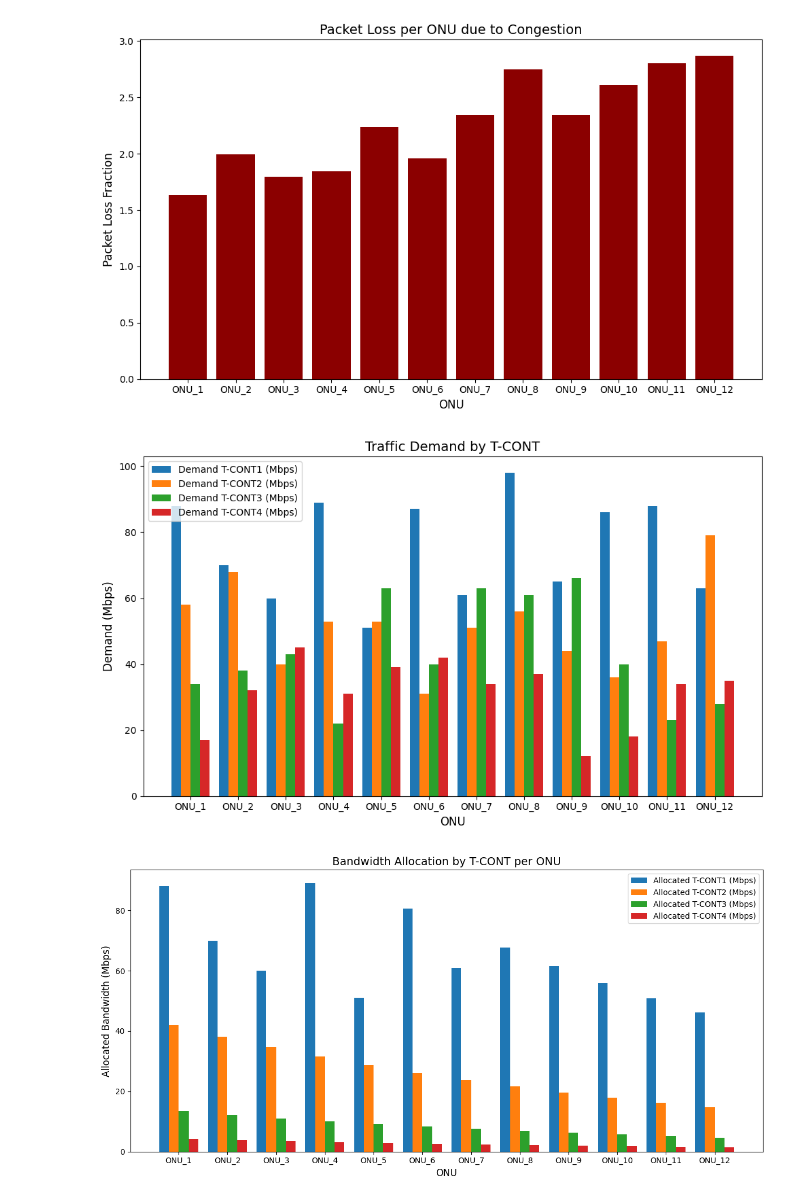
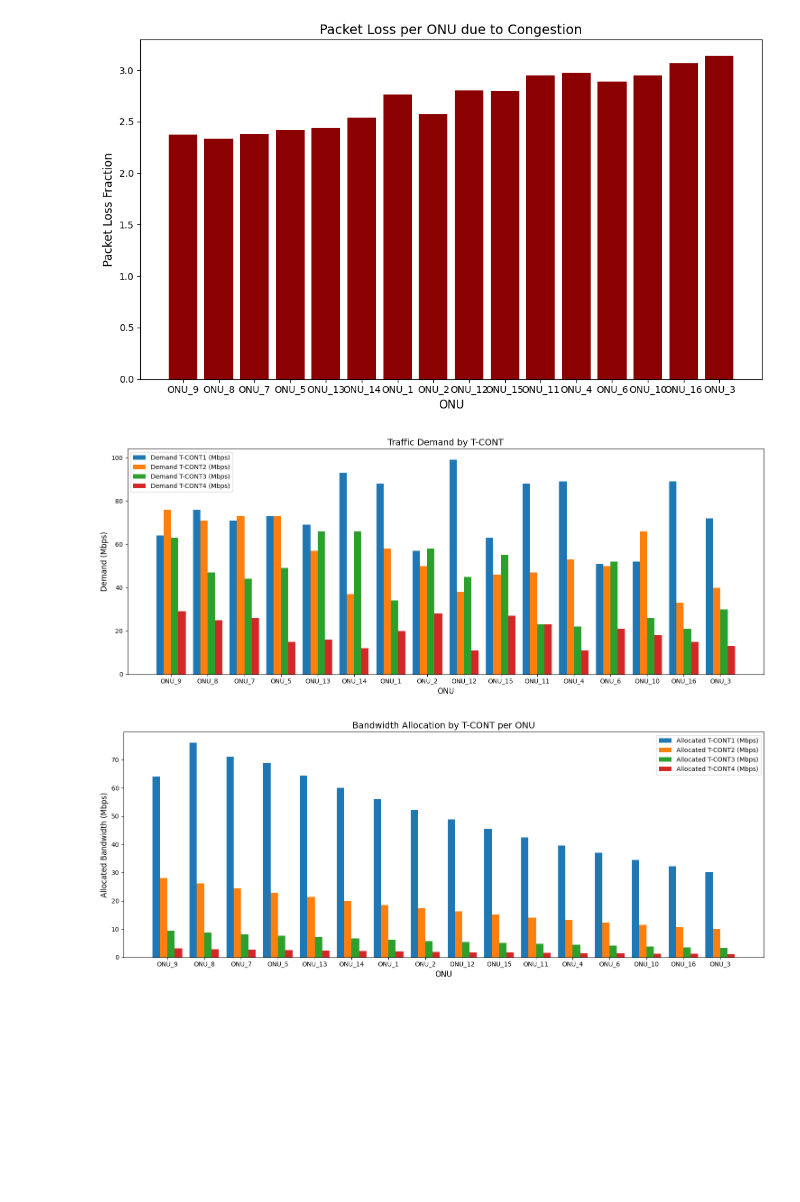
Before and after one commit to rodriRoddl/Proyecto, a Jupyter notebook: gpon_dba.ipynb, the cells around one changed output. Saved outputs shown, nothing was run; the diff lists cells and outputs as text; code cells hidden in the pictures; blank space fills up the shorter version.

Commit message:
grafica con demanda

```diff
--- a/gpon_dba.ipynb
+++ b/gpon_dba.ipynb
@@ -1,8 +1,9 @@
 # %%
 import numpy as np
 import pandas as pd
+from collections import OrderedDict
 
-NUM_ONUs = 12  # Número de ONUs
+NUM_ONUs = 16  # Número de ONUs
 OLT_BANDWIDTH = 1244.16  # Mbps (capacidad total de GPON)
 CYCLE_TIME = 2  # ms (tiempo de ciclo de sondeo)
 CONGESTION_THRESHOLD = 0.8  # Umbral de congestión (80% de la capacidad máxima de OLT)
@@ -14,7 +15,7 @@ traffic_demands = {
         "T-CONT1": np.random.randint(50, 100),  # Alta prioridad
         "T-CONT2": np.random.randint(30, 80),  # Garantizado
         "T-CONT3": np.random.randint(20, 70),  # Best-effort
-        "T-CONT4": np.random.randint(10, 50),  # No garantizado
+        "T-CONT4": np.random.randint(10, 30),  # No garantizado
     }
     for i in range(NUM_ONUs)
 }
@@ -27,9 +28,13 @@ def dynamic_bandwidth_allocation(demands, bandwidth, cycle_time):
     packet_losses = {}
     remaining_bandwidth = bandwidth  # Ancho de banda disponible
 
+    sorted_onus = sorted(demands.items(), key=lambda x: sum(x[1].values()), reverse=True)
+    sorted_onus = [onu[0] for onu in sorted_onus]
+
     # Asignación de T-CONTs por prioridad
     for priority in ["T-CONT1", "T-CONT2", "T-CONT3", "T-CONT4"]:
-        for onu, demand in demands.items():
+        for onu in sorted_onus:
+            demand = demands[onu]
             if onu not in allocations:
                 allocations[onu] = {tcont: 0 for tcont in demand}  # Inicializar asignación por T-CONT
                 latencies[onu] = 0
@@ -54,7 +59,10 @@ def dynamic_bandwidth_allocation(demands, bandwidth, cycle_time):
 allocations, latencies, packet_losses = dynamic_bandwidth_allocation(traffic_demands, OLT_BANDWIDTH, CYCLE_TIME)
 
 # Mostrar resultados
-allocations_df = pd.DataFrame([(onu, tcont, allocation) for onu, tcont_alloc in allocations.items() for tcont, allocation in tcont_alloc.items()], columns=["ONU", "T-CONT", "Assigned Bandwidth (Mbps)"])
+allocations_df = pd.DataFrame(
+    [(onu, tcont, allocation) for onu, tcont_alloc in allocations.items() for tcont, allocation in tcont_alloc.items()],
+    columns=["ONU", "T-CONT", "Assigned Bandwidth (Mbps)"]
+)
 latencies_df = pd.DataFrame(latencies.items(), columns=["ONU", "Latency (ms)"])
 packet_losses_df = pd.DataFrame(packet_losses.items(), columns=["ONU", "Packet Loss Fraction"])
 
@@ -117,7 +125,7 @@ def plot_packet_loss(packet_losses):
 
 def plot_traffic_demands(demands):
     # Gráfico de demanda por T-CONT
-    onu_labels = list(demands.keys())
+    onu_labels = sorted(demands.keys(), key=lambda onu: sum(demands[onu].values()), reverse=True)
     tconts = list(next(iter(demands.values())).keys())
 
     demand_matrix = np.array([[demands[onu][tcont] for tcont in tconts] for onu in onu_labels])
@@ -125,7 +133,7 @@ def plot_traffic_demands(demands):
     x = np.arange(len(onu_labels))
     width = 0.2
 
-    fig, ax = plt.subplots(figsize=(10, 6))
+    fig, ax = plt.subplots(figsize=(15, 6))
     for i, tcont in enumerate(tconts):
         ax.bar(x + i*width - (len(tconts)-1)*width/2, demand_matrix[:, i], width, label=f'Demand {tcont} (Mbps)')
 
@@ -140,6 +148,7 @@ def plot_traffic_demands(demands):
 
 def plot_bandwidth_allocation_by_tcont(allocations):
     # Gráfico de asignación de ancho de banda por T-CONT
+    # allocations_sorted = OrderedDict(sorted(allocations.items()))
     onu_labels = list(allocations.keys())
     tconts = list(allocations[onu_labels[0]].keys())  # Tomar los T-CONTs de cualquier ONU
 
@@ -149,7 +158,7 @@ def plot_bandwidth_allocation_by_tcont(allocations):
     x = np.arange(len(onu_labels))
     width = 0.2
 
-    fig, ax = plt.subplots(figsize=(12, 6))
+    fig, ax = plt.subplots(figsize=(15, 6))
     for i, tcont in enumerate(tconts):
         ax.bar(x + i*width - (len(tconts)-1)*width/2, allocation_matrix[:, i], width, label=f'Allocated {tcont} (Mbps)')
 
@@ -192,3 +201,3 @@ plot_bandwidth_allocation_by_tcont(allocations)
-[figure, old version]
+[figure, new version]
-[figure, old version]
+[figure, new version]
-[figure, old version]
+[figure, new version]
```
Also changed, not shown: parts of 1 cell of this notebook.
